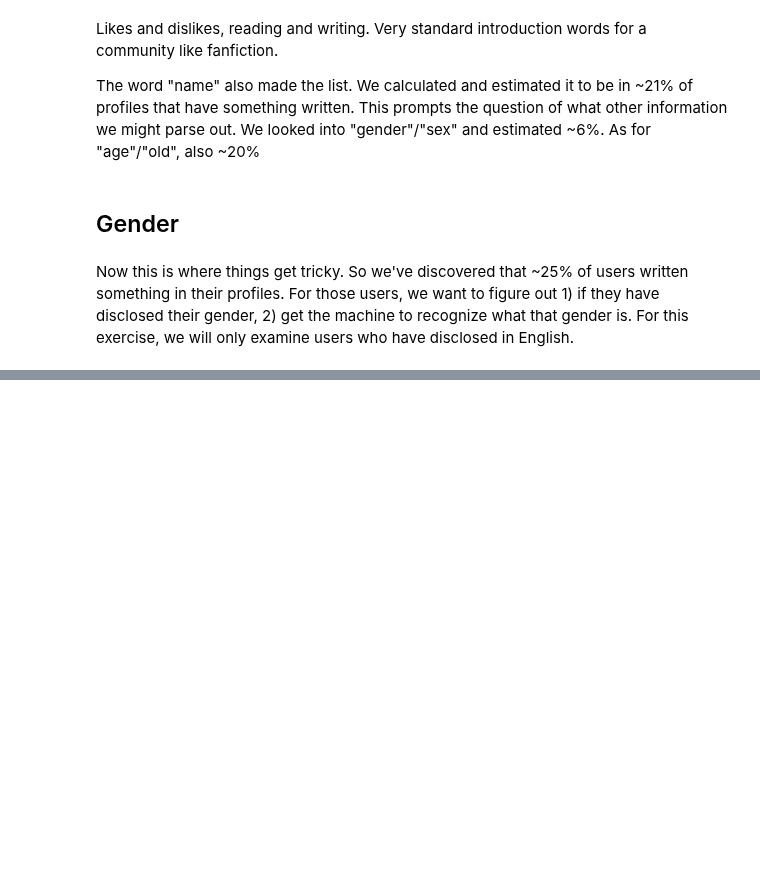
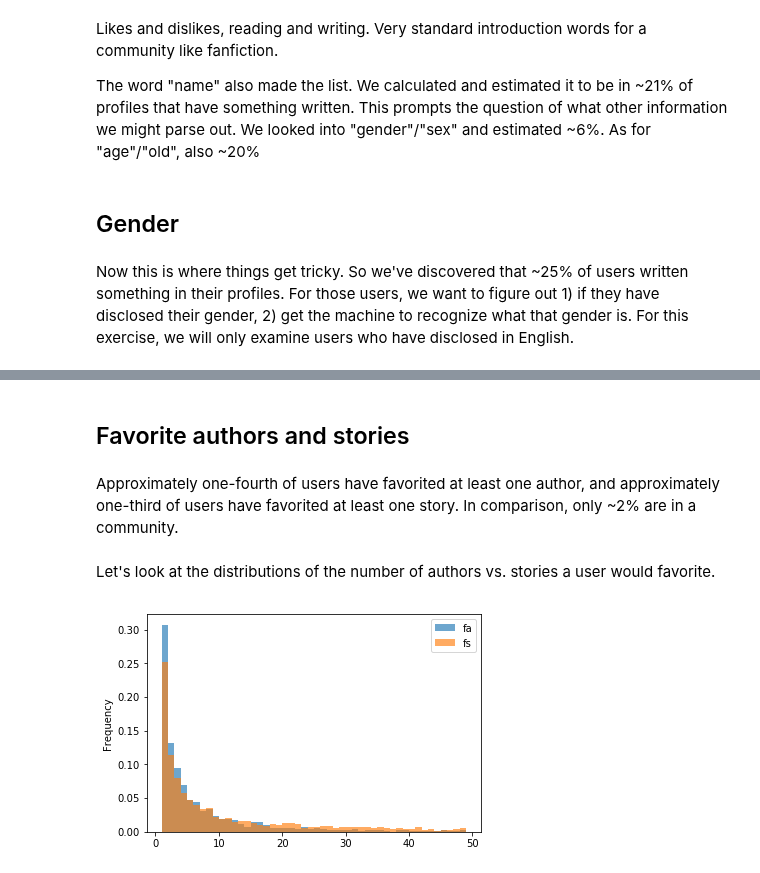
Before and after one commit to lily-tian/fanfictionstatistics, a Jupyter notebook: notebooks/profile_analysis.ipynb, the cells around one changed output, grey strips where cells are left out. Cells and saved outputs as stored; diff of their text form; code cells hidden in the pictures; blank space fills up the shorter version.

```diff
--- a/notebooks/profile_analysis.ipynb
+++ b/notebooks/profile_analysis.ipynb
@@ -179,0 +194,13 @@ The next approach that we want to try is a classification attempt. That is, iden
+# %% [markdown]
+## Favorite authors and stories
+# %% [markdown]
+Approximately one-fourth of users have favorited at least one author, and approximately one-third of users have favorited at least one story. In comparison, only ~2% are in a community.
+# %% [markdown]
+Let's look at the distributions of the number of authors vs. stories a user would favorite.
+# %%
+# examines distribution of favorited
+df_active[['fa', 'fs']].plot.hist(normed=True, bins=np.arange(1, 50, 1), alpha = 0.65)
+
+plt.show()
+# %% [output]
+[figure, added]
```
Also changed, not shown: parts of 43 cells of this notebook, 1 other file.
